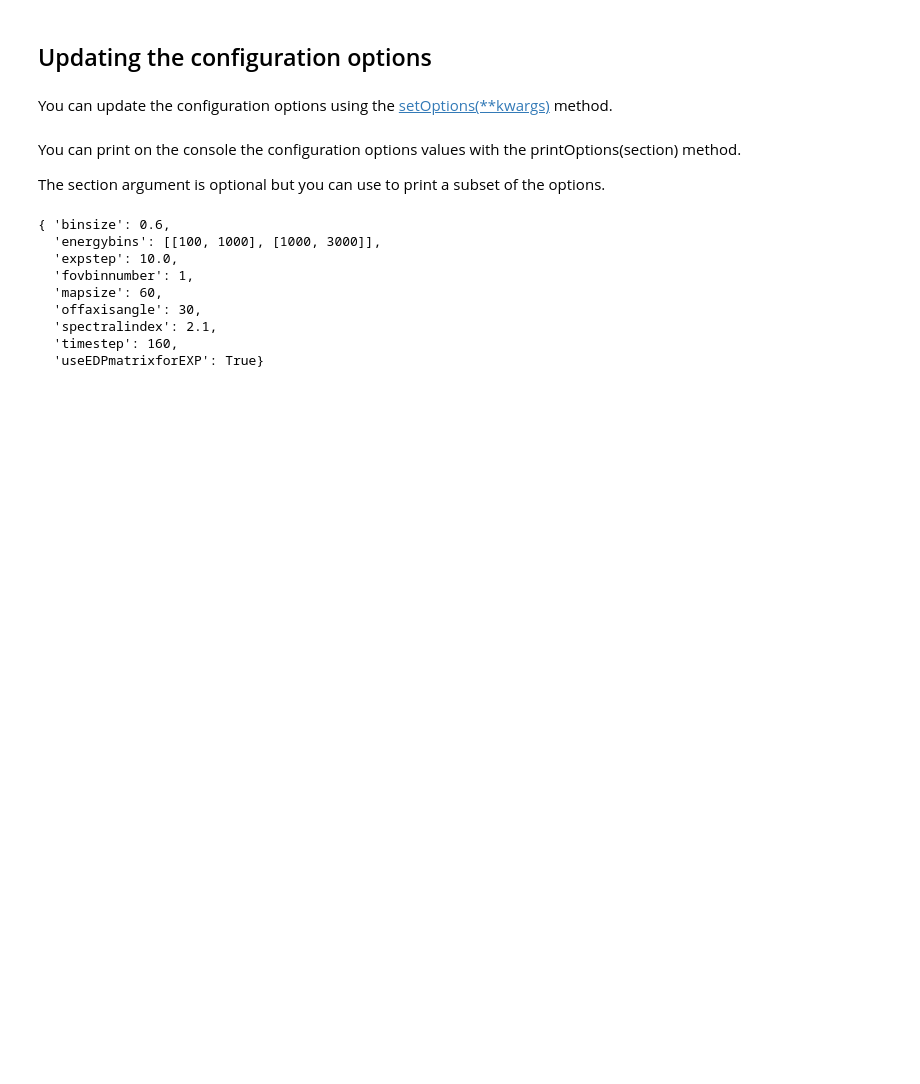
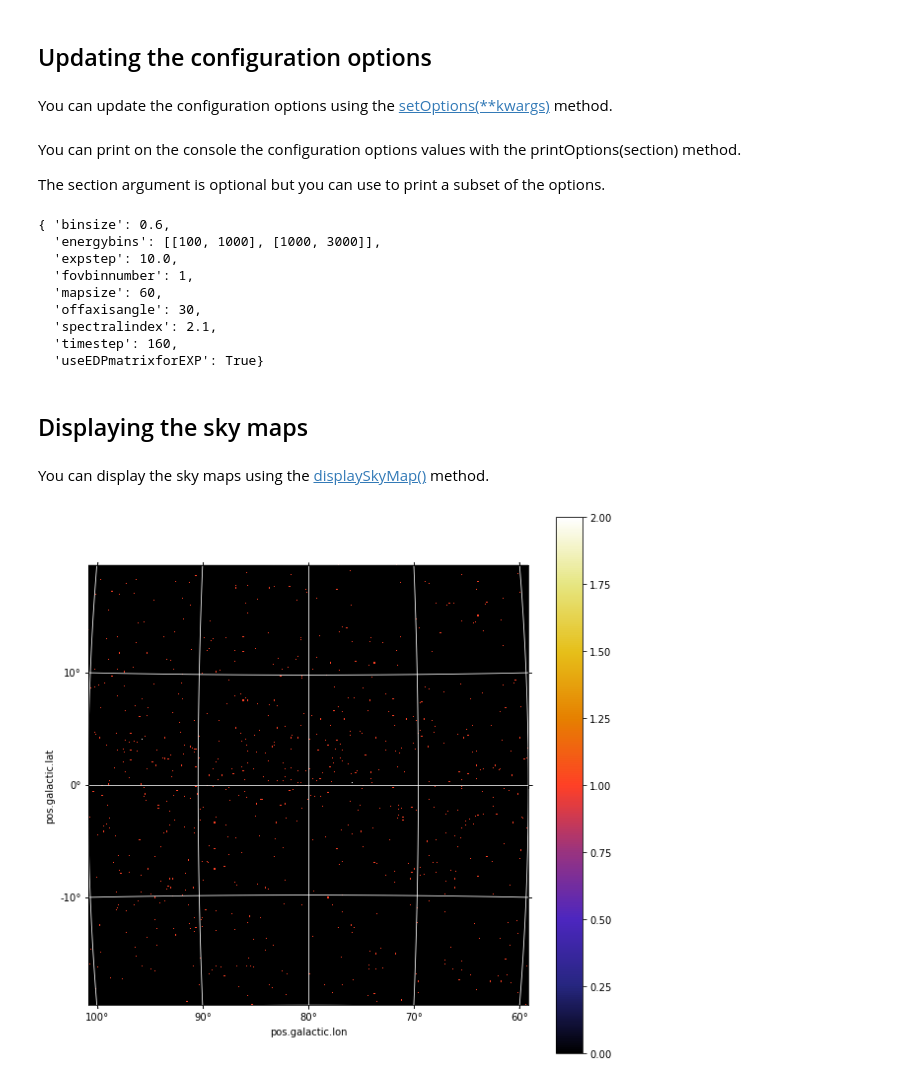
Before and after one commit to AGILESCIENCE/Agilepy, a Jupyter notebook: agilepy/notebooks/agilepy-quickstart.ipynb, the cells around one changed output. Drawn from its saved outputs; the diff is of its cells as text; code cells hidden in the pictures; blank space fills up the shorter version.

Commit message:
Updated tutorial notebook with displaySkyMaps

```diff
--- a/agilepy/notebooks/agilepy-quickstart.ipynb
+++ b/agilepy/notebooks/agilepy-quickstart.ipynb
@@ -273,3 +297,13 @@ ag.printOptions("maps")
   'spectralindex': 2.1,
   'timestep': 160,
   'useEDPmatrixforEXP': True}
+# %% [markdown]
+## Displaying the sky maps
+# %% [markdown]
+You can display the sky maps using the [displaySkyMap()]() method.
+# %%
+ctsMap = "/opt/anaconda2/envs/agilepy/agiletools/agilepy-test-data/unittesting-output/jupyter/maps/quickstart_EMIN00100_EMAX10000_01.cts.gz"
+
+ag.displaySkyMap(ctsMap, smooth=False)
+# %% [output]
+[figure, added]
```
Also changed, not shown: parts of 11 cells of this notebook, 1 other file.
